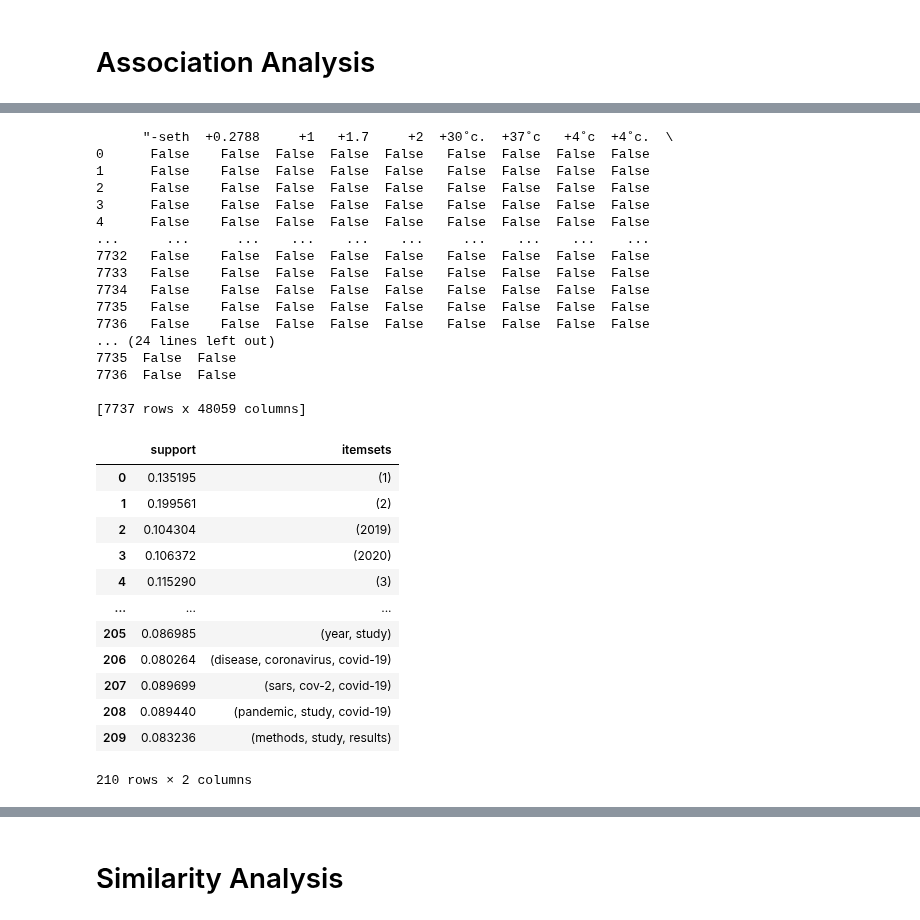
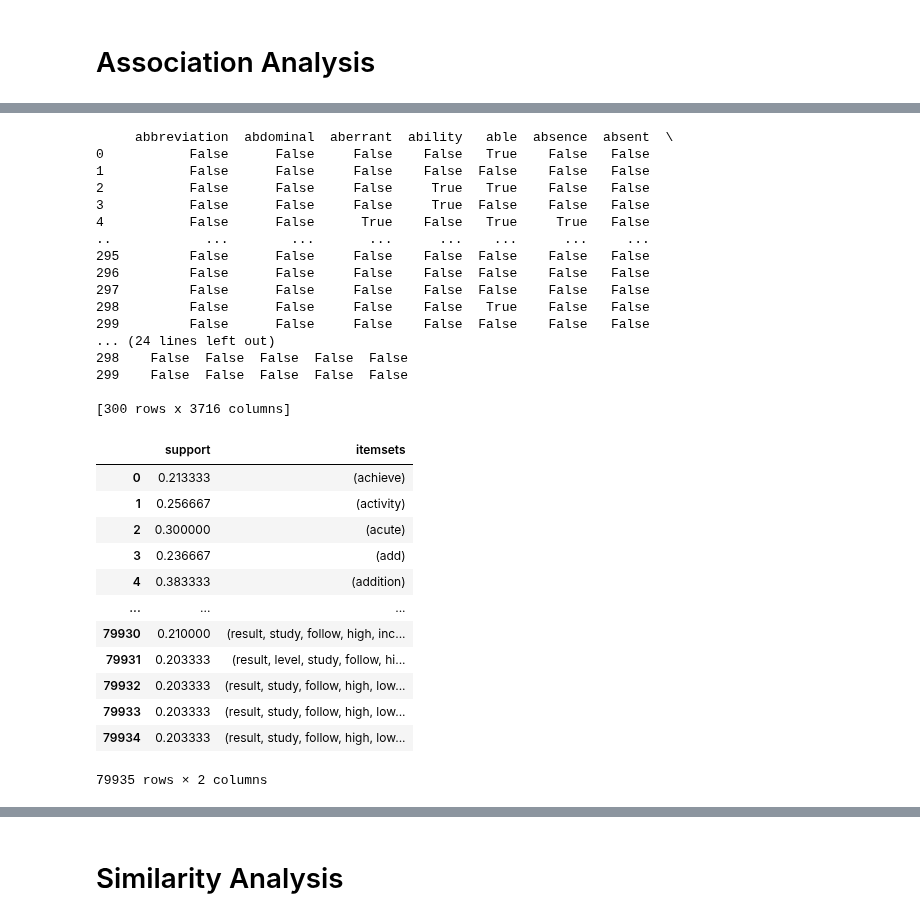
Before and after one commit to pywong-polyu/COMP5434-Big-Data-Computing, a Jupyter notebook: COMP5434_project sun.ipynb, the cells around one changed output, grey strips where cells are left out. Cells and saved outputs as stored; diff of their text form; code cells hidden in the pictures.

```diff
--- a/COMP5434_project sun.ipynb
+++ b/COMP5434_project sun.ipynb
@@ -575,0 +730,11 @@ ID  Word                Count
+# %%
+target_word_list = ['vaccination', 'good', 'result'] # not in feature but in model
+
+if len(target_word_list) > 0:
+    token_list = list(count_vectorizer.get_feature_names_out())
+    index_dict = get_target_document_index(X_count,token_list,target_word_list)
+    interested_list = list()
+    for key in index_dict:
+        interested_list += index_dict[key]
+
+    df = df.iloc[interested_list]
@@ -575,0 +748,3 @@ ID  Word                Count
+# %%
+df['procesed_title_list'] = df['procesed_title'].str.split()
+df['procesed_title_list']
@@ -575,0 +764,3 @@ ID  Word                Count
+# %%
+df['procesed_text_list'] = df['procesed_text'].str.split()
+df['procesed_text_list']
@@ -589,43 +800,43 @@ from mlxtend.preprocessing import TransactionEncoder
 
 # Pre-processing
 te = TransactionEncoder()
-te_ary = te.fit (df['procesed_abstract_list']).transform(df['procesed_abstract_list'])
+te_ary = te.fit (df['procesed_text_list']).transform(df['procesed_text_list'])
 df_processd_text = pd.DataFrame (te_ary, columns=te.columns_)
 print(df_processd_text)
 # %% [output]
-      "-seth  +0.2788     +1   +1.7     +2  +30˚c.  +37˚c   +4˚c  +4˚c.  \
-0      False    False  False  False  False   False  False  False  False
-1      False    False  False  False  False   False  False  False  False
-2      False    False  False  False  False   False  False  False  False
-3      False    False  False  False  False   False  False  False  False
-4      False    False  False  False  False   False  False  False  False
-...      ...      ...    ...    ...    ...     ...    ...    ...    ...
-7732   False    False  False  False  False   False  False  False  False
-7733   False    False  False  False  False   False  False  False  False
-7734   False    False  False  False  False   False  False  False  False
-7735   False    False  False  False  False   False  False  False  False
-7736   False    False  False  False  False   False  False  False  False
+     abbreviation  abdominal  aberrant  ability   able  absence  absent  \
+0           False      False     False    False   True    False   False
+1           False      False     False    False  False    False   False
+2           False      False     False     True   True    False   False
+3           False      False     False     True  False    False   False
+4           False      False      True    False   True     True   False
+..            ...        ...       ...      ...    ...      ...     ...
+295         False      False     False    False  False    False   False
+296         False      False     False    False  False    False   False
+297         False      False     False    False  False    False   False
+298         False      False     False    False   True    False   False
+299         False      False     False    False  False    False   False
 ... (24 lines left out)
-7735  False  False
-7736  False  False
+298    False  False  False  False  False
+299    False  False  False  False  False
 
-[7737 rows x 48059 columns]
+[300 rows x 3716 columns]
 # %%
 # Building the model
-frq_items = apriori(df_processd_text, min_support = 0.08, use_colnames = True)
+frq_items = apriori(df_processd_text, min_support = 0.2, use_colnames = True)
 frq_items
 # %% [output]
 |  | support | itemsets |
-| 0 | 0.135195 | (1) |
-| 1 | 0.199561 | (2) |
-| 2 | 0.104304 | (2019) |
-| 3 | 0.106372 | (2020) |
-| 4 | 0.115290 | (3) |
+| 0 | 0.213333 | (achieve) |
+| 1 | 0.256667 | (activity) |
+| 2 | 0.300000 | (acute) |
+| 3 | 0.236667 | (add) |
+| 4 | 0.383333 | (addition) |
 | ... | ... | ... |
-| 205 | 0.086985 | (year, study) |
-| 206 | 0.080264 | (disease, coronavirus, covid-19) |
-| 207 | 0.089699 | (sars, cov-2, covid-19) |
-| 208 | 0.089440 | (pandemic, study, covid-19) |
-| 209 | 0.083236 | (methods, study, results) |
+| 79930 | 0.210000 | (result, study, follow, high, inc... |
+| 79931 | 0.203333 | (result, level, study, follow, hi... |
+| 79932 | 0.203333 | (result, study, follow, high, low... |
+| 79933 | 0.203333 | (result, study, follow, high, low... |
+| 79934 | 0.203333 | (result, study, follow, high, low... |
-210 rows × 2 columns
+79935 rows × 2 columns
 # %%
```
Also changed, not shown: parts of 19 cells of this notebook.
